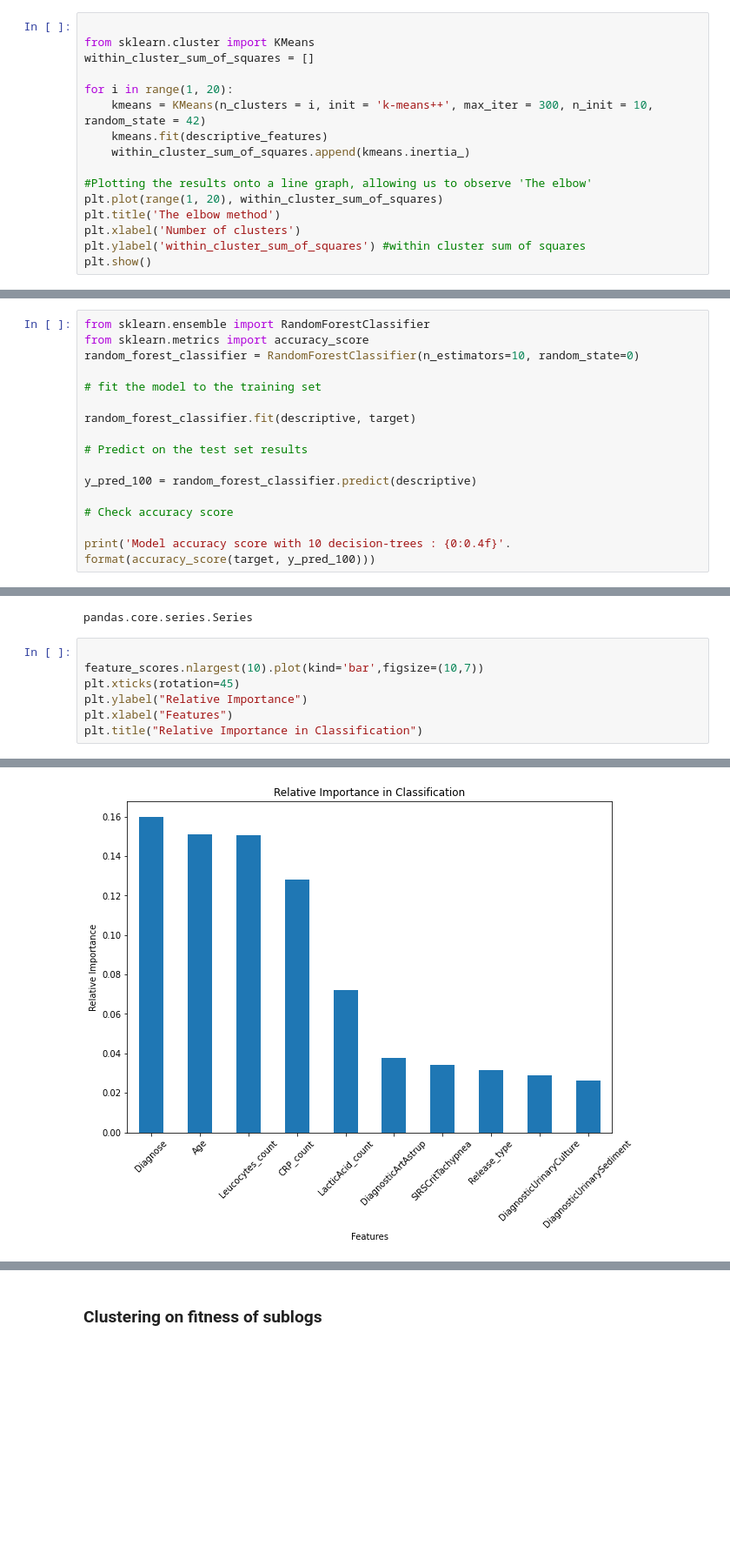
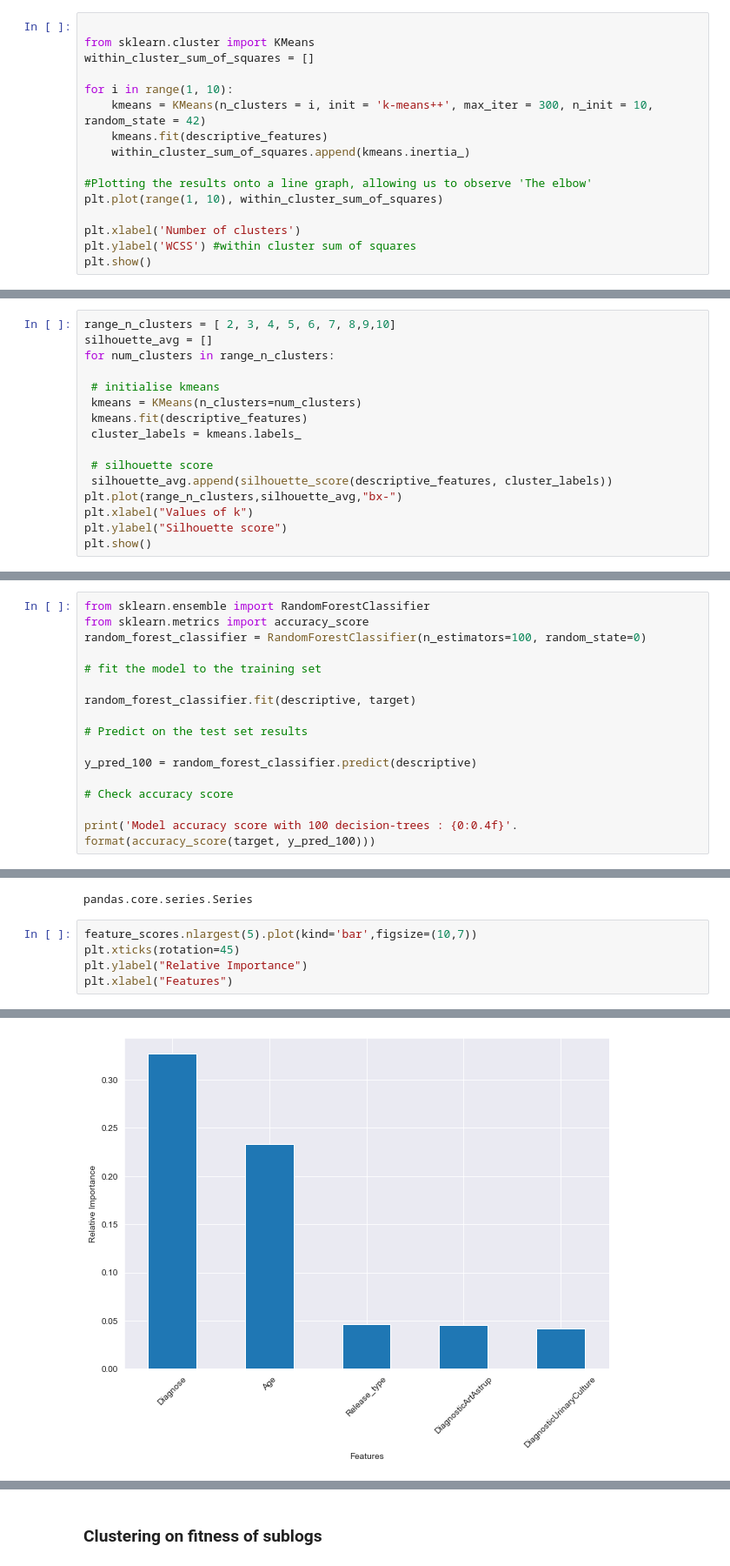
Before and after one commit to asadTariq666/BPM-Alpha-Attribute-Selection, a Jupyter notebook: Alpha Attribute Extraction/Alpha attribute.ipynb, the cells around one changed output, grey strips where cells are left out. Shown at 87% size. Saved outputs shown, nothing was run; the diff lists cells and outputs as text; blank space fills up the shorter version.

```diff
--- a/Alpha Attribute Extraction/Alpha attribute.ipynb
+++ b/Alpha Attribute Extraction/Alpha attribute.ipynb
@@ -282,15 +302,15 @@ descriptive_features.head()
 from sklearn.cluster import KMeans
 within_cluster_sum_of_squares = []
 
-for i in range(1, 20):
+for i in range(1, 10):
     kmeans = KMeans(n_clusters = i, init = 'k-means++', max_iter = 300, n_init = 10, random_state = 42)
     kmeans.fit(descriptive_features)
     within_cluster_sum_of_squares.append(kmeans.inertia_)
 
 #Plotting the results onto a line graph, allowing us to observe 'The elbow'
-plt.plot(range(1, 20), within_cluster_sum_of_squares)
-plt.title('The elbow method')
+plt.plot(range(1, 10), within_cluster_sum_of_squares)
+
 plt.xlabel('Number of clusters')
-plt.ylabel('within_cluster_sum_of_squares') #within cluster sum of squares
+plt.ylabel('WCSS') #within cluster sum of squares
 plt.show()
 # %% [output]
@@ -297,0 +318,16 @@ plt.show()
+# %%
+range_n_clusters = [ 2, 3, 4, 5, 6, 7, 8,9,10]
+silhouette_avg = []
+for num_clusters in range_n_clusters:
+
+ # initialise kmeans
+ kmeans = KMeans(n_clusters=num_clusters)
+ kmeans.fit(descriptive_features)
+ cluster_labels = kmeans.labels_
+
+ # silhouette score
+ silhouette_avg.append(silhouette_score(descriptive_features, cluster_labels))
+plt.plot(range_n_clusters,silhouette_avg,"bx-")
+plt.xlabel("Values of k")
+plt.ylabel("Silhouette score")
+plt.show()
@@ -648,7 +719,7 @@ descriptive = descriptive.loc[:, descriptive.columns != "Unnamed: 0"]
 # %%
 from sklearn.ensemble import RandomForestClassifier
 from sklearn.metrics import accuracy_score
-random_forest_classifier = RandomForestClassifier(n_estimators=10, random_state=0)
+random_forest_classifier = RandomForestClassifier(n_estimators=100, random_state=0)
 
 # fit the model to the training set
 
@@ -660,5 +731,5 @@ y_pred_100 = random_forest_classifier.predict(descriptive)
 
 # Check accuracy score
 
-print('Model accuracy score with 10 decision-trees : {0:0.4f}'. format(accuracy_score(target, y_pred_100)))
+print('Model accuracy score with 100 decision-trees : {0:0.4f}'. format(accuracy_score(target, y_pred_100)))
 # %% [output]
@@ -691,10 +762,8 @@ type(feature_scores)
 # %% [output]
 pandas.core.series.Series
 # %%
-
-feature_scores.nlargest(10).plot(kind='bar',figsize=(10,7))
+feature_scores.nlargest(5).plot(kind='bar',figsize=(10,7))
 plt.xticks(rotation=45)
 plt.ylabel("Relative Importance")
 plt.xlabel("Features")
-plt.title("Relative Importance in Classification")
 # %% [output]
@@ -702,4 +771,4 @@ Text(0.5, 1.0, 'Relative Importance in Classification')
-[figure, old version]
+[figure, new version]
 # %%
 feature_scores.nlargest(10).plot(kind='pie',figsize=(10,7))
 plt.xticks(rotation=30)
```
Also changed, not shown: parts of 35 cells of this notebook, 10 other files.
